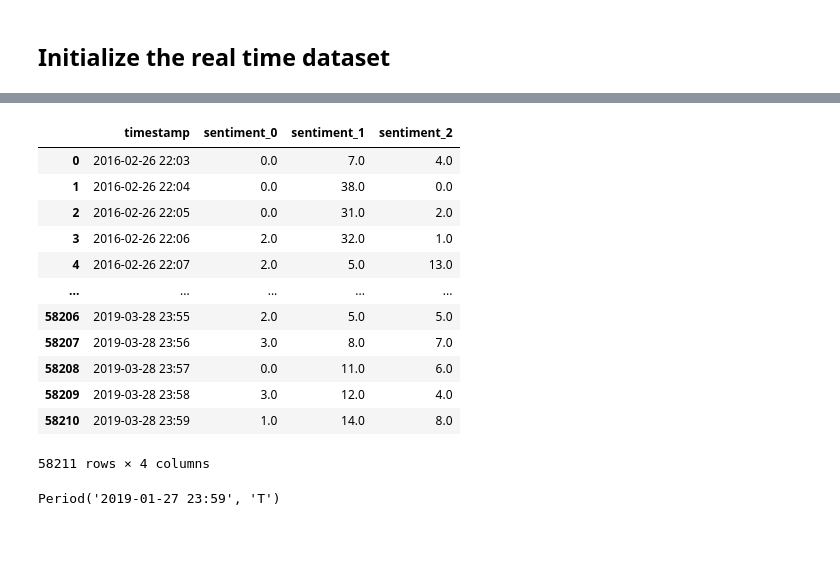
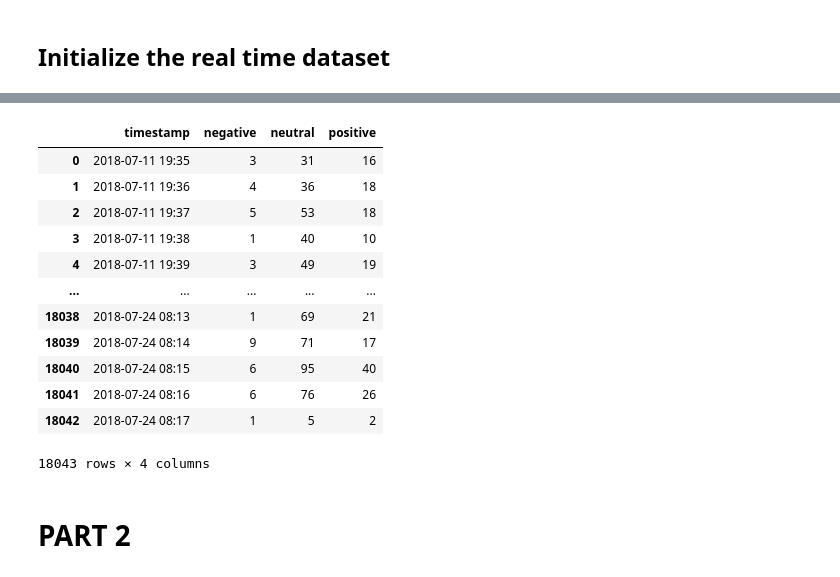
Before and after one commit to shuyu-wu/bitcoin-prediction, a Jupyter notebook: bitcoin.ipynb, the cells around one changed output, grey strips where cells are left out. Cells and saved outputs as stored; diff of their text form; code cells hidden in the pictures; blank space fills up the shorter version.

Commit message:
add part 2

```diff
--- a/bitcoin.ipynb
+++ b/bitcoin.ipynb
@@ -478,5 +471,5 @@ labeled_df.tail(50)
 # %%
-lstm_model = pickle.load(open("gru_model_v1.p", "rb"))
+gru_model = pickle.load(open("/content/drive/My Drive/Colab Notebooks/gru_model_v1.p", "rb"))
 # %%
 prepr_df = pd.read_csv('/content/drive/My Drive/Colab Notebooks/cleanprep.csv',header=None)
 # %%
@@ -508,5 +501,5 @@ X_prepr = sequence.pad_sequences(X_prepr , maxlen = max_words)
 # %%
-y_prepr = model.predict_classes(X_prepr , batch_size = batch_size, verbose =0)
+y_prepr = gru_model.predict_classes(X_prepr , batch_size = batch_size, verbose =0)
 prepr_df['sentiment'] = y_prepr
 # %%
 prepr_df
@@ -538,4 +531,4 @@ Name: sentiment, dtype: float64
 prepr_df = pd.concat([prepr_df,pd.get_dummies(prepr_df['sentiment'], prefix='sentiment')],axis=1)
 prepr_df.drop(['sentiment'],axis=1,inplace=True)
 # %%
-prepr_df.rename(columns={'sentiment_0':'negative','sentiment_1':'neutral','sentiment_2':'positive',})
+prepr_df.rename(columns={'sentiment_0':'negative','sentiment_1':'neutral','sentiment_2':'positive',},inplace=True)
@@ -573,6 +552,6 @@ Name: timestamp, Length: 3294889, dtype: datetime64[ns]
 # %%
 prepr_df = prepr_df.sort_values(by='timestamp')
 # %%
-prepr_df=prepr_df[prepr_df.clean_tweets!='nan']
+# prepr_df=prepr_df[prepr_df.clean_tweets!='nan']
 # %%
 prepr_df.reset_index(drop=True,inplace=True)
@@ -597,22 +560,18 @@ new_df = prepr_df.groupby(prepr_df.timestamp.dt.to_period('Min')).sum()
 # %%
 new_df.reset_index(inplace=True)
 # %%
-new_df.timestamp
+new_df
 # %% [output]
-|  | timestamp | sentiment_0 | sentiment_1 | sentiment_2 |
-| 0 | 2016-02-26 22:03 | 0.0 | 7.0 | 4.0 |
-| 1 | 2016-02-26 22:04 | 0.0 | 38.0 | 0.0 |
-| 2 | 2016-02-26 22:05 | 0.0 | 31.0 | 2.0 |
-| 3 | 2016-02-26 22:06 | 2.0 | 32.0 | 1.0 |
-| 4 | 2016-02-26 22:07 | 2.0 | 5.0 | 13.0 |
+|  | timestamp | negative | neutral | positive |
+| 0 | 2018-07-11 19:35 | 3 | 31 | 16 |
+| 1 | 2018-07-11 19:36 | 4 | 36 | 18 |
+| 2 | 2018-07-11 19:37 | 5 | 53 | 18 |
+| 3 | 2018-07-11 19:38 | 1 | 40 | 10 |
+| 4 | 2018-07-11 19:39 | 3 | 49 | 19 |
 | ... | ... | ... | ... | ... |
-| 58206 | 2019-03-28 23:55 | 2.0 | 5.0 | 5.0 |
-| 58207 | 2019-03-28 23:56 | 3.0 | 8.0 | 7.0 |
-| 58208 | 2019-03-28 23:57 | 0.0 | 11.0 | 6.0 |
-| 58209 | 2019-03-28 23:58 | 3.0 | 12.0 | 4.0 |
-| 58210 | 2019-03-28 23:59 | 1.0 | 14.0 | 8.0 |
+| 18038 | 2018-07-24 08:13 | 1 | 69 | 21 |
+| 18039 | 2018-07-24 08:14 | 9 | 71 | 17 |
+| 18040 | 2018-07-24 08:15 | 6 | 95 | 40 |
+| 18041 | 2018-07-24 08:16 | 6 | 76 | 26 |
+| 18042 | 2018-07-24 08:17 | 1 | 5 | 2 |
-58211 rows × 4 columns
+18043 rows × 4 columns
-# %%
-new_df.timestamp[58111]
-# %% [output]
-Period('2019-01-27 23:59', 'T')
@@ -618,0 +580,2 @@ Period('2019-01-27 23:59', 'T')
+# %% [markdown]
+# PART 2
```
Also changed, not shown: parts of 94 cells of this notebook.
